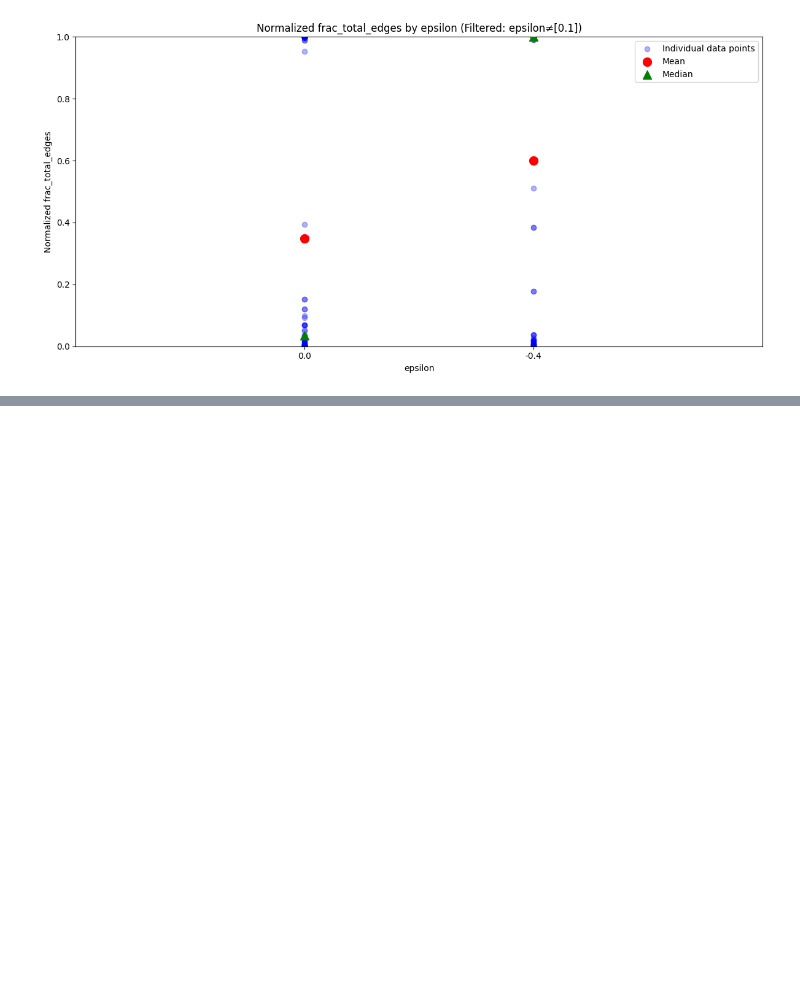
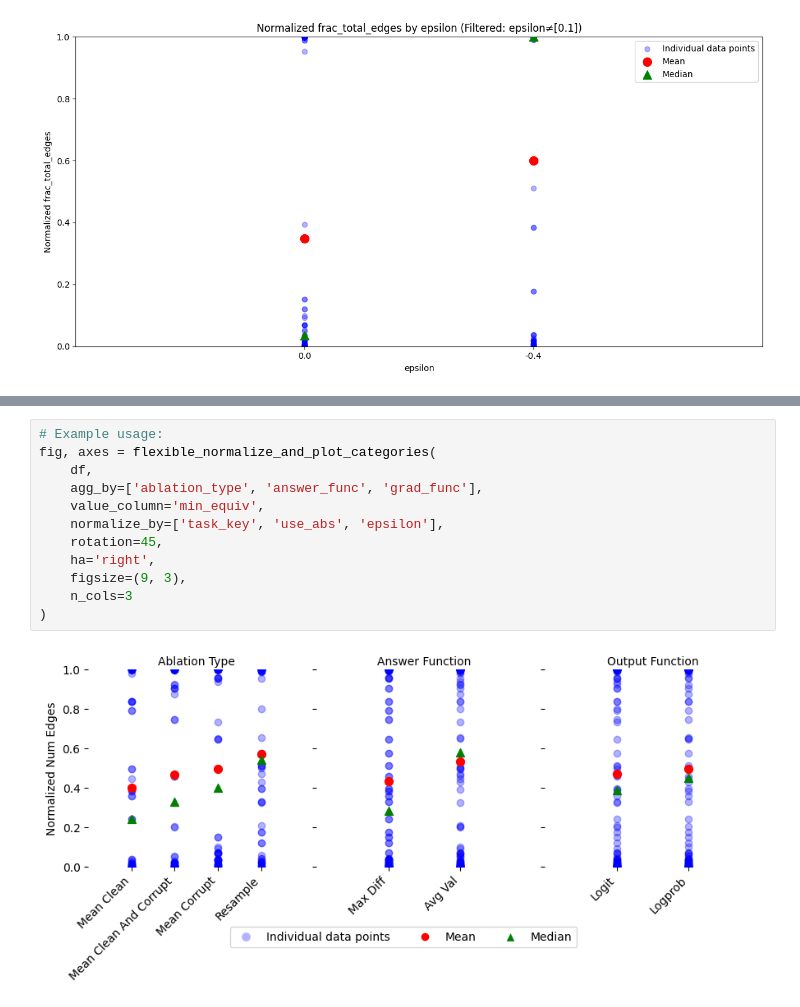
Before and after one commit to oliveradk/elk-experiments, a Jupyter notebook: jobs/hypothesis_tests.ipynb, the cells around one changed output, grey strips where cells are left out. Drawn from its saved outputs; the diff is of its cells as text; blank space fills up the shorter version.

```diff
--- a/jobs/hypothesis_tests.ipynb
+++ b/jobs/hypothesis_tests.ipynb
@@ -767,0 +780,14 @@ flexible_normalize_aggregate_and_plot(
+# %%
+# Example usage:
+fig, axes = flexible_normalize_and_plot_categories(
+    df,
+    agg_by=['ablation_type', 'answer_func', 'grad_func'],
+    value_column='min_equiv',
+    normalize_by=['task_key', 'use_abs', 'epsilon'],
+    rotation=45,
+    ha='right',
+    figsize=(9, 3),
+    n_cols=3
+)
+# %% [output]
+[figure, added]
```
Also changed, not shown: parts of 27 cells of this notebook.
